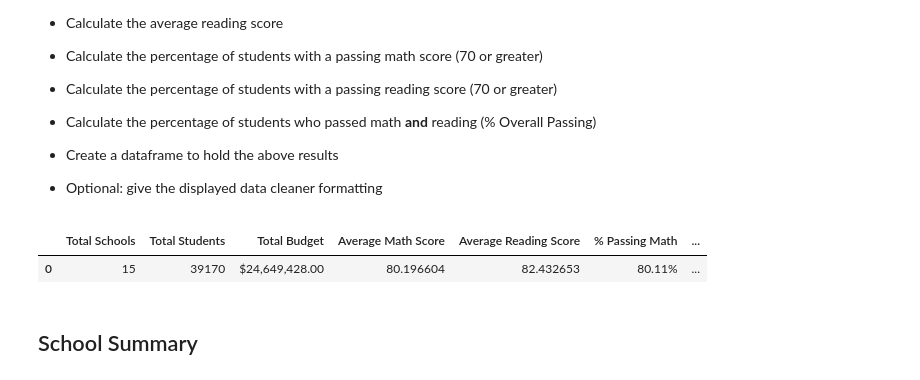
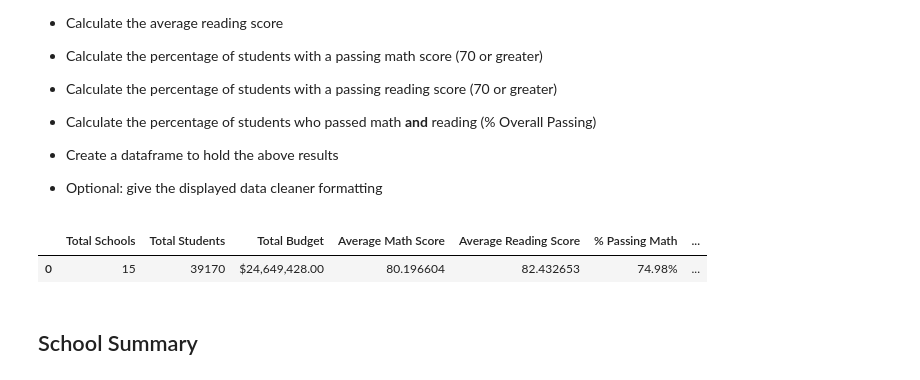
Before and after one commit to travisb98/Schools_Performance_Analysis, a Jupyter notebook: Final/Schools_Performance_Analysis.ipynb, the cells around one changed output. Drawn from its saved outputs; the diff is of its cells as text; code cells hidden in the pictures.

Commit message:
revisions to district summary

```diff
--- a/Final/Schools_Performance_Analysis.ipynb
+++ b/Final/Schools_Performance_Analysis.ipynb
@@ -151,46 +151,45 @@ for each in another_delety_list:
 dist_reorder_list=['# of schools','# of students','budget','Average Math Score','Average Reading Score','% Passing Math','% Passing Reading','% Passing Overall']
 summary_dist_df=summary_dist_df[dist_reorder_list]
 
-# initially created the summary for charters and districts in error, summarizing this tabel to get the final result
+# initially created the summary for charters and districts in error, summarizing this table to get the final result
 overall_dist_summary=pd.DataFrame({
     "Total Schools": [summary_dist_df["# of schools"].sum()],
     "Total Students":[summary_dist_df['# of students'].sum()],
     "Total Budget":[summary_dist_df['budget'].sum()],
     "Average Math Score":[summary_dist_df['Average Math Score'].mean()],
     "Average Reading Score":[summary_dist_df['Average Reading Score'].mean()],
-    '% Passing Math':[summary_dist_df['% Passing Math'].mean()],
-    '% Passing Reading':[summary_dist_df['% Passing Reading'].mean()],
-    '% Passing Overall':[summary_dist_df['% Passing Overall'].mean()]
+    '% Passing Math':[passingmath_summary_dist['Students Passing Math'].sum()/summary_dist_df['# of students'].sum()],
+    '% Passing Reading':[passingread_summary_dist['Students Passing Reading'].sum()/summary_dist_df['# of students'].sum()],
+    '% Passing Overall':[percentpassingoverall_summary_dist['# Passing Overall'].sum()/summary_dist_df['# of students'].sum()]
 
     })
-
 
 # format the 3 percentage columns as percentage for summary_dist_df data frame
 dist_percent_listy_loop=['Reading','Math','Overall']
 for percenty in dist_percent_listy_loop:
     summary_dist_df["% Passing "+percenty]=summary_dist_df["% Passing "+percenty].map('{:.2%}'.format)
 
 #rename and forma the budget into currency format
 summary_dist_df=summary_dist_df.rename(columns={"budget":"Total Budget"})
 
 summary_dist_df["Total Budget"]=summary_dist_df["Total Budget"].map('${:,.2f}'.format)
 
 
 # format the 3 percentage columns as percentage for overall_dist_summary
 dist_percent_listy_loop=['Reading','Math','Overall']
 for percenty in dist_percent_listy_loop:
     overall_dist_summary["% Passing "+percenty]=overall_dist_summary["% Passing "+percenty].map('{:.2%}'.format)
 
 #rename and forma the budget into currency format
 overall_dist_summary=overall_dist_summary.rename(columns={"budget":"Total Budget"})
 
 overall_dist_summary["Total Budget"]=overall_dist_summary["Total Budget"].map('${:,.2f}'.format)
 
-# summary_dist_df
+
 overall_dist_summary
 # %% [output]
 |  | Total Schools | Total Students | Total Budget | Average Math Score | Average Reading Score | % Passing Math | ... |
-| 0 | 15 | 39170 | $24,649,428.00 | 80.196604 | 82.432653 | 80.11% | ... |
+| 0 | 15 | 39170 | $24,649,428.00 | 80.196604 | 82.432653 | 74.98% | ... |
 # %% [markdown]
 ## School Summary
 # %% [markdown]
```
Also changed, not shown: parts of 1 cell of this notebook, 3 other files.
